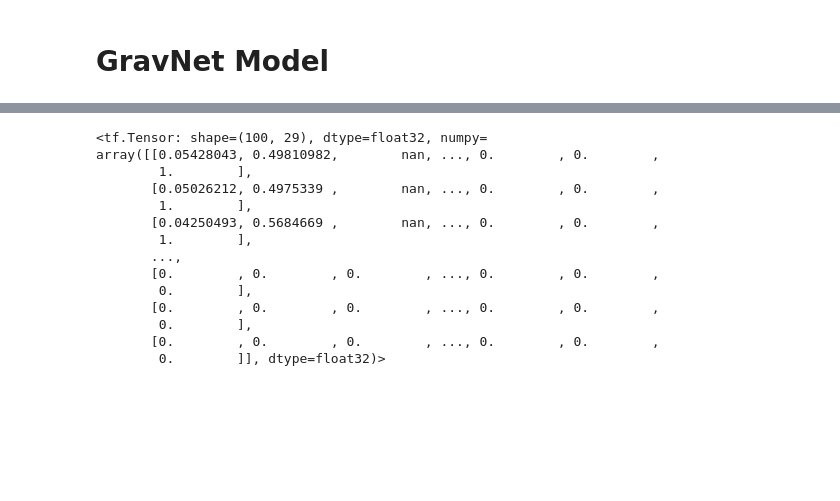
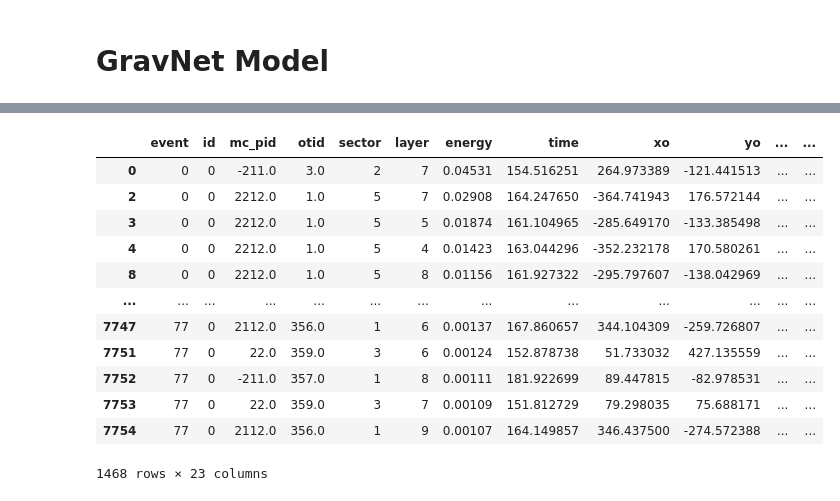
Before and after one commit to Gregtom3/neutneut, a Jupyter notebook: analysis/neutron_ml/test_v2_oc.ipynb, the cells around one changed output, grey strips where cells are left out. Saved outputs shown, nothing was run; the diff lists cells and outputs as text; code cells hidden in the pictures; blank space fills up the shorter version.

```diff
--- a/analysis/neutron_ml/test_v2_oc.ipynb
+++ b/analysis/neutron_ml/test_v2_oc.ipynb
@@ -213,4 +193,0 @@ for e in range(0,64):
-# %%
-pd.set_option('display.max_rows', 500)
-df_loss = pd.DataFrame(loss_dict).transpose()
-display(df_loss)
@@ -235,17 +194,16 @@ display(df_loss)
-# %%
-train_X[0]
-# %% [output]
-<tf.Tensor: shape=(100, 29), dtype=float32, numpy=
-array([[0.05428043, 0.49810982,        nan, ..., 0.        , 0.        ,
-        1.        ],
-       [0.05026212, 0.4975339 ,        nan, ..., 0.        , 0.        ,
-        1.        ],
-       [0.04250493, 0.5684669 ,        nan, ..., 0.        , 0.        ,
-        1.        ],
-       ...,
-       [0.        , 0.        , 0.        , ..., 0.        , 0.        ,
-        0.        ],
-       [0.        , 0.        , 0.        , ..., 0.        , 0.        ,
-        0.        ],
-       [0.        , 0.        , 0.        , ..., 0.        , 0.        ,
-        0.        ]], dtype=float32)>
+# %%
+evaluator.to_cluster_dataframe()
+# %% [output]
+|  | event | id | mc_pid | otid | sector | layer | energy | time | xo | yo | ... | ... |
+| 0 | 0 | 0 | -211.0 | 3.0 | 2 | 7 | 0.04531 | 154.516251 | 264.973389 | -121.441513 | ... | ... |
+| 2 | 0 | 0 | 2212.0 | 1.0 | 5 | 7 | 0.02908 | 164.247650 | -364.741943 | 176.572144 | ... | ... |
+| 3 | 0 | 0 | 2212.0 | 1.0 | 5 | 5 | 0.01874 | 161.104965 | -285.649170 | -133.385498 | ... | ... |
+| 4 | 0 | 0 | 2212.0 | 1.0 | 5 | 4 | 0.01423 | 163.044296 | -352.232178 | 170.580261 | ... | ... |
+| 8 | 0 | 0 | 2212.0 | 1.0 | 5 | 8 | 0.01156 | 161.927322 | -295.797607 | -138.042969 | ... | ... |
+| ... | ... | ... | ... | ... | ... | ... | ... | ... | ... | ... | ... | ... |
+| 7747 | 77 | 0 | 2112.0 | 356.0 | 1 | 6 | 0.00137 | 167.860657 | 344.104309 | -259.726807 | ... | ... |
+| 7751 | 77 | 0 | 22.0 | 359.0 | 3 | 6 | 0.00124 | 152.878738 | 51.733032 | 427.135559 | ... | ... |
+| 7752 | 77 | 0 | -211.0 | 357.0 | 1 | 8 | 0.00111 | 181.922699 | 89.447815 | -82.978531 | ... | ... |
+| 7753 | 77 | 0 | 22.0 | 359.0 | 3 | 7 | 0.00109 | 151.812729 | 79.298035 | 75.688171 | ... | ... |
+| 7754 | 77 | 0 | 2112.0 | 356.0 | 1 | 9 | 0.00107 | 164.149857 | 346.437500 | -274.572388 | ... | ... |
+1468 rows × 23 columns
```
Also changed, not shown: parts of 14 cells of this notebook.
